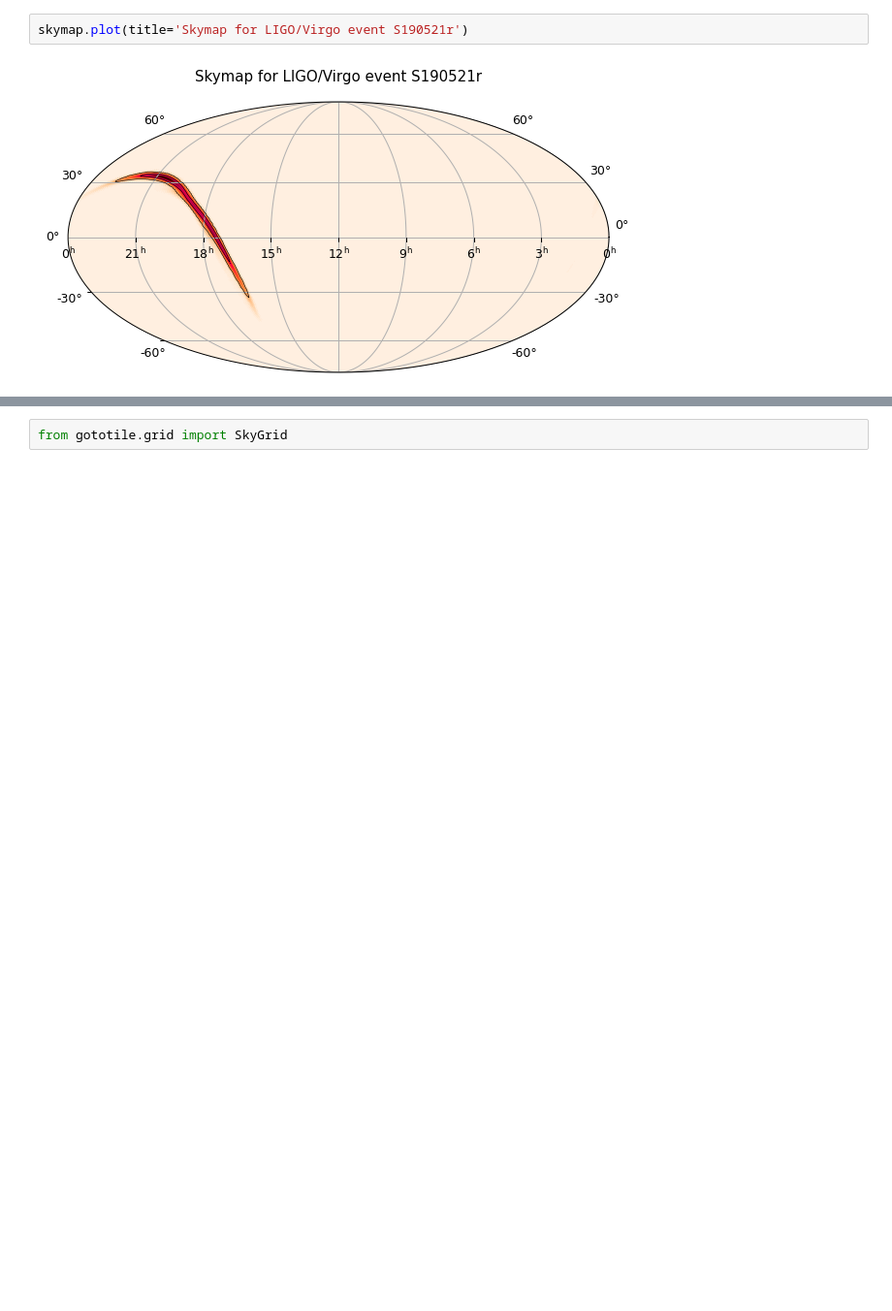
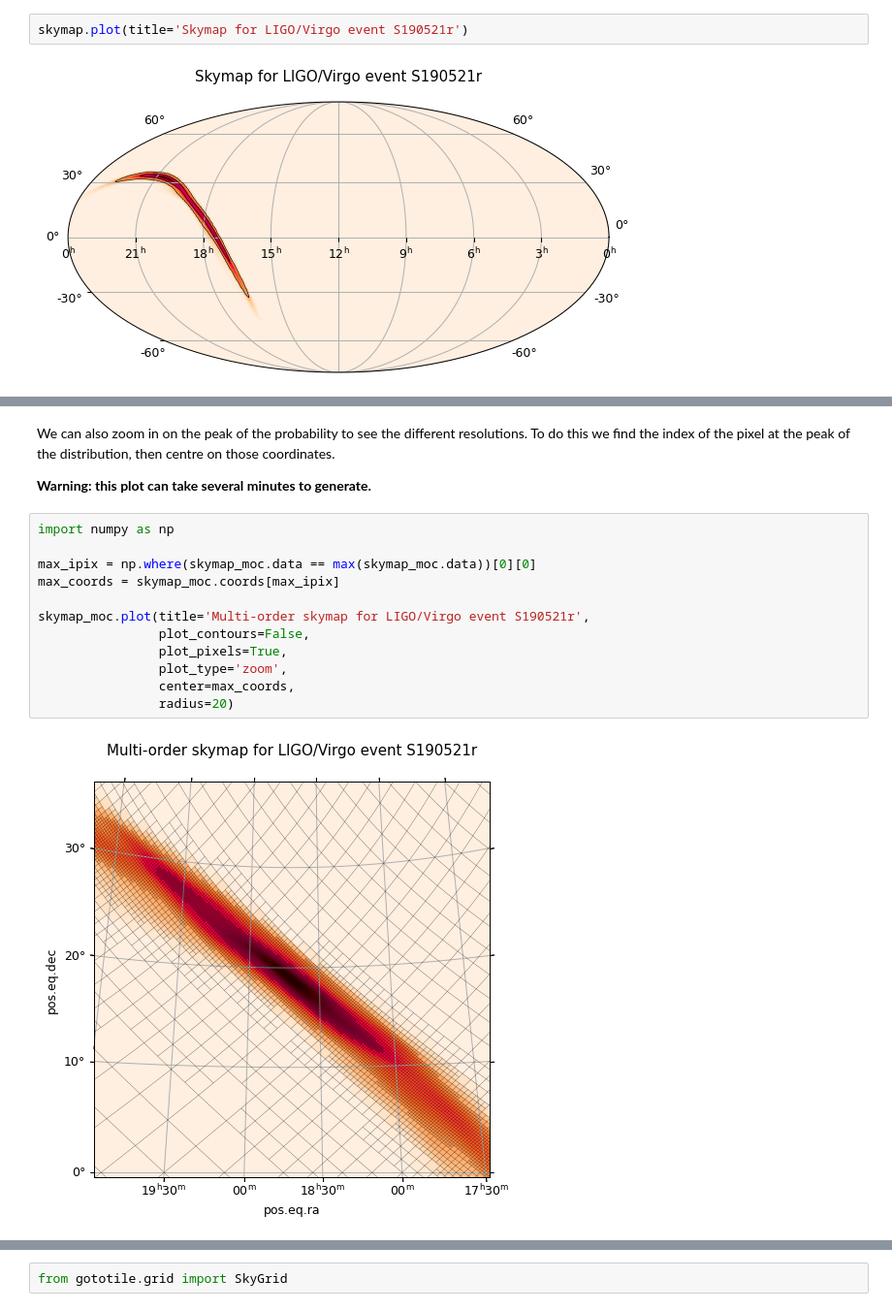
Before and after one commit to GOTO-OBS/goto-tile, a Jupyter notebook: docs/skymap.ipynb, the cells around one changed output, grey strips where cells are left out. Shown at 97% size. Saved outputs shown, nothing was run; the diff lists cells and outputs as text; blank space fills up the shorter version.

```diff
--- a/docs/skymap.ipynb
+++ b/docs/skymap.ipynb
@@ -52,0 +78,18 @@ skymap.plot(title='Skymap for LIGO/Virgo event S190521r')
+# %% [markdown]
+We can also zoom in on the peak of the probability to see the different resolutions. To do this we find the index of the pixel at the peak of the distribution, then centre on those coordinates.
+
+**Warning: this plot can take several minutes to generate.**
+# %%
+import numpy as np
+
+max_ipix = np.where(skymap_moc.data == max(skymap_moc.data))[0][0]
+max_coords = skymap_moc.coords[max_ipix]
+
+skymap_moc.plot(title='Multi-order skymap for LIGO/Virgo event S190521r',
+                plot_contours=False,
+                plot_pixels=True,
+                plot_type='zoom',
+                center=max_coords,
+                radius=20)
+# %% [output]
+[figure, added]
```
Also changed, not shown: parts of 33 cells of this notebook.
